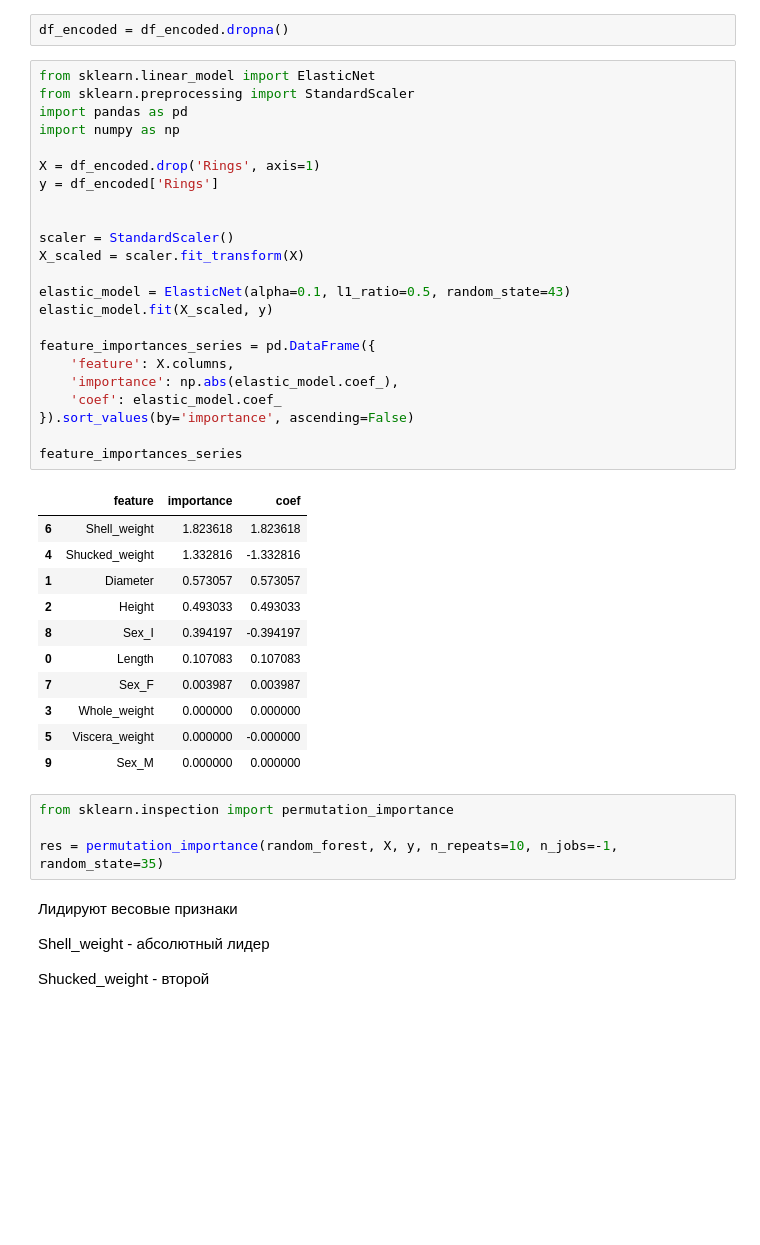
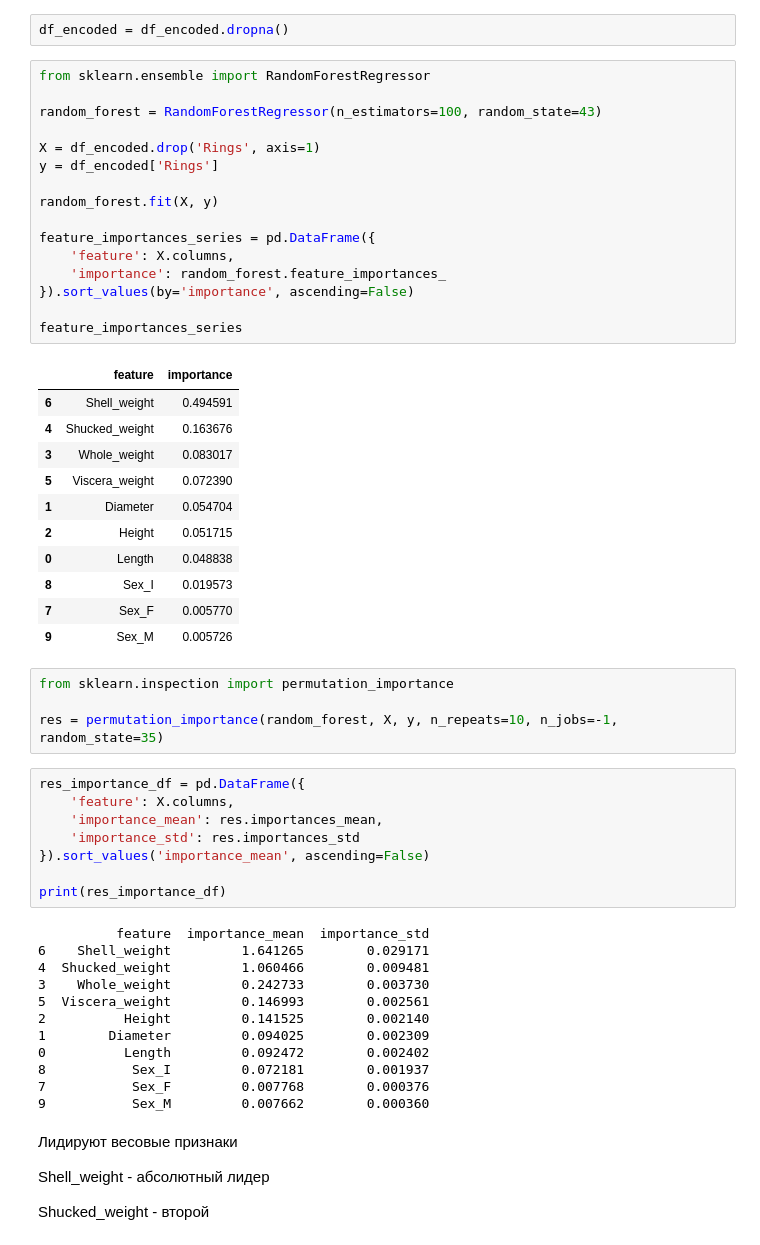
Before and after one commit to IamPMelnikov/eda, a Jupyter notebook: lab5.ipynb, the cells around one changed output. Cells and saved outputs as stored; diff of their text form; blank space fills up the shorter version.

```diff
--- a/lab5.ipynb
+++ b/lab5.ipynb
@@ -302,44 +306,57 @@ RandomForestRegressor
 # %%
 df_encoded = df_encoded.dropna()
 # %%
-from sklearn.linear_model import ElasticNet
-from sklearn.preprocessing import StandardScaler
-import pandas as pd
-import numpy as np
+from sklearn.ensemble import RandomForestRegressor
+
+random_forest = RandomForestRegressor(n_estimators=100, random_state=43)
 
 X = df_encoded.drop('Rings', axis=1)
 y = df_encoded['Rings']
 
-
-scaler = StandardScaler()
-X_scaled = scaler.fit_transform(X)
-
-elastic_model = ElasticNet(alpha=0.1, l1_ratio=0.5, random_state=43)
-elastic_model.fit(X_scaled, y)
+random_forest.fit(X, y)
 
 feature_importances_series = pd.DataFrame({
     'feature': X.columns,
-    'importance': np.abs(elastic_model.coef_),
-    'coef': elastic_model.coef_
+    'importance': random_forest.feature_importances_
 }).sort_values(by='importance', ascending=False)
 
 feature_importances_series
 # %% [output]
-|  | feature | importance | coef |
-| 6 | Shell_weight | 1.823618 | 1.823618 |
-| 4 | Shucked_weight | 1.332816 | -1.332816 |
-| 1 | Diameter | 0.573057 | 0.573057 |
-| 2 | Height | 0.493033 | 0.493033 |
-| 8 | Sex_I | 0.394197 | -0.394197 |
-| 0 | Length | 0.107083 | 0.107083 |
-| 7 | Sex_F | 0.003987 | 0.003987 |
-| 3 | Whole_weight | 0.000000 | 0.000000 |
-| 5 | Viscera_weight | 0.000000 | -0.000000 |
-| 9 | Sex_M | 0.000000 | 0.000000 |
+|  | feature | importance |
+| 6 | Shell_weight | 0.494591 |
+| 4 | Shucked_weight | 0.163676 |
+| 3 | Whole_weight | 0.083017 |
+| 5 | Viscera_weight | 0.072390 |
+| 1 | Diameter | 0.054704 |
+| 2 | Height | 0.051715 |
+| 0 | Length | 0.048838 |
+| 8 | Sex_I | 0.019573 |
+| 7 | Sex_F | 0.005770 |
+| 9 | Sex_M | 0.005726 |
 # %%
 from sklearn.inspection import permutation_importance
 
 res = permutation_importance(random_forest, X, y, n_repeats=10, n_jobs=-1, random_state=35)
+# %%
+res_importance_df = pd.DataFrame({
+    'feature': X.columns,
+    'importance_mean': res.importances_mean,
+    'importance_std': res.importances_std
+}).sort_values('importance_mean', ascending=False)
+
+print(res_importance_df)
+# %% [output]
+          feature  importance_mean  importance_std
+6    Shell_weight         1.641265        0.029171
+4  Shucked_weight         1.060466        0.009481
+3    Whole_weight         0.242733        0.003730
+5  Viscera_weight         0.146993        0.002561
+2          Height         0.141525        0.002140
+1        Diameter         0.094025        0.002309
+0          Length         0.092472        0.002402
+8           Sex_I         0.072181        0.001937
+7           Sex_F         0.007768        0.000376
+9           Sex_M         0.007662        0.000360
 # %% [markdown]
 Лидируют весовые признаки
 
```
Also changed, not shown: parts of 14 cells of this notebook, 8 other files.
